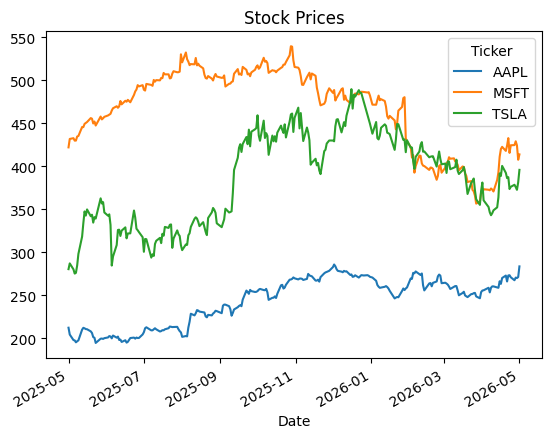
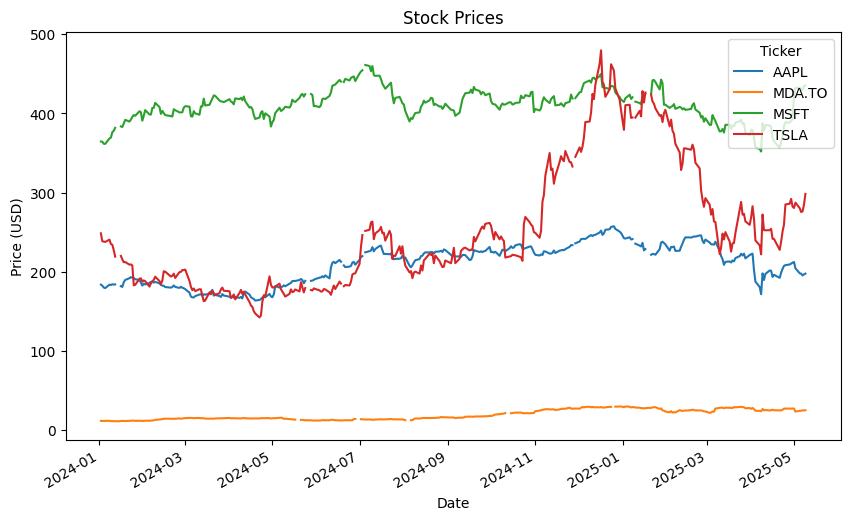
Unified diff of the notebook cell whose output changed from the first chart to the second:
--- before
+++ after
@@ -1,34 +1,51 @@
-tickers = ["AAPL", "TSLA", "MSFT"]
-start_date = "2024-01-01"
-end_date = "2025-01-01"
+import yfinance as yf
+import pandas as pd
+import matplotlib.pyplot as plt
 
-data = yf.download(tickers, start="2024-01-01", end="2025-01-01")["Close"]
-returns = data.pct_change()
+# Stock list
+tickers = ["AAPL", "TSLA", "MSFT", "MDA.TO"]
+start_date = "2023-01-01"
+end_date = "2025-05-11"
+
+# Download closing prices
+data = yf.download(tickers, start=start_date, end=end_date)["Close"]
+
+# Compute daily returns
+returns = data.pct_change().dropna()
+
+# Average daily return
 avg_returns = returns.mean()
+
+# Volatility (risk)
+volatility = returns.std()
+
+print("Average Daily Returns:")
 print(avg_returns)
 
+print("\nVolatility (Risk):")
+print(volatility)
 
-dat = yf.Ticker("MSFT")
+# Plot stock prices
+data.plot(figsize=(10, 6), title="Stock Prices")
+plt.xlabel("Date")
+plt.ylabel("Price (USD)")
+plt.show()
 
-dat.info
-dat.calendar
-dat.analyst_price_targets
-dat.quarterly_income_stmt
-dat.history(period='1mo')
-dat.option_chain(dat.options[0]).calls
+# Plot daily returns
+returns.plot(figsize=(10, 6), title="Daily Returns")
+plt.xlabel("Date")
+plt.ylabel("Daily Return")
+plt.show()
 
+# Risk vs Return scatter plot
+plt.figure(figsize=(8, 6))
+plt.scatter(volatility, avg_returns)
 
-tickers = ["AAPL", "TSLA", "MSFT"]
+for stock in tickers:
+    plt.annotate(stock, (volatility[stock], avg_returns[stock]))
 
-data = yf.download(tickers, period="1y")["Close"]
-
-returns = data.pct_change()
-
-print("Average Returns:")
-print(returns.mean())
-
-print("Risk (Volatility):")
-print(returns.std())
-
-data.plot(title="Stock Prices")
+plt.xlabel("Volatility (Risk)")
+plt.ylabel("Average Return")
+plt.title("Risk vs Return")
+plt.grid(True)
 plt.show()

Commit: added risk vs returns